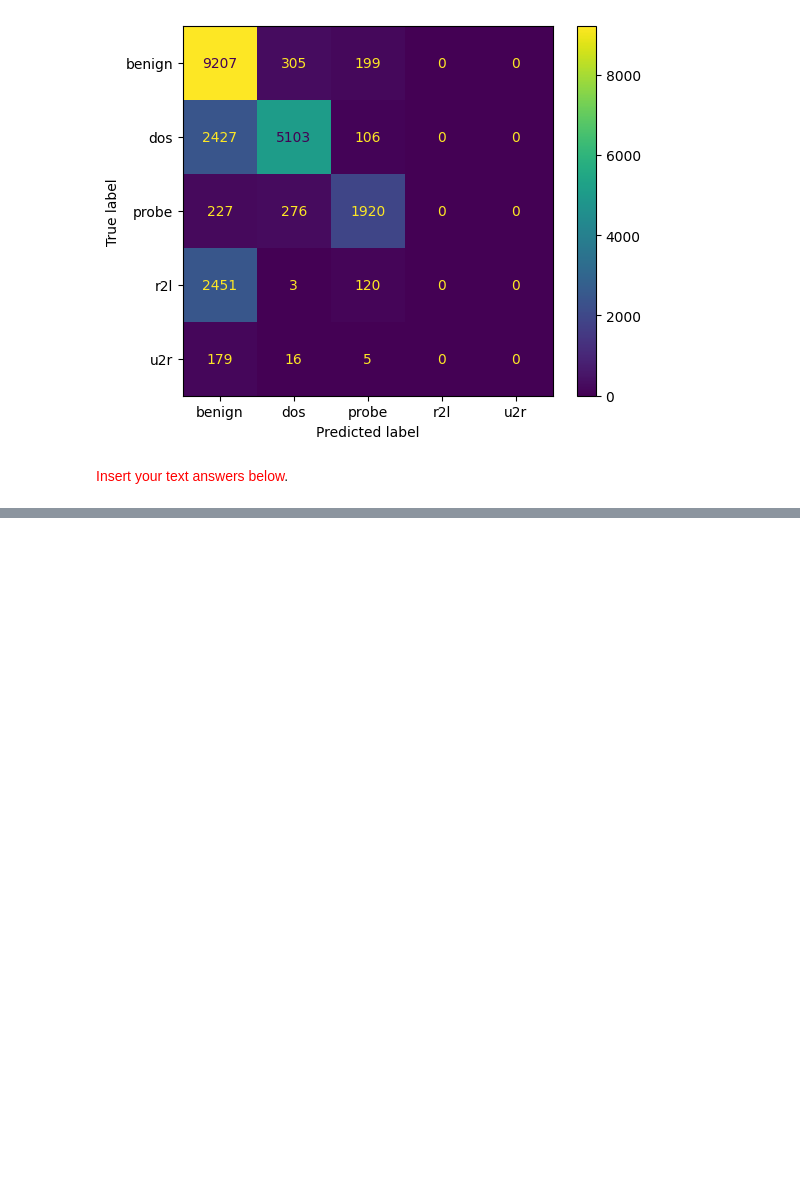
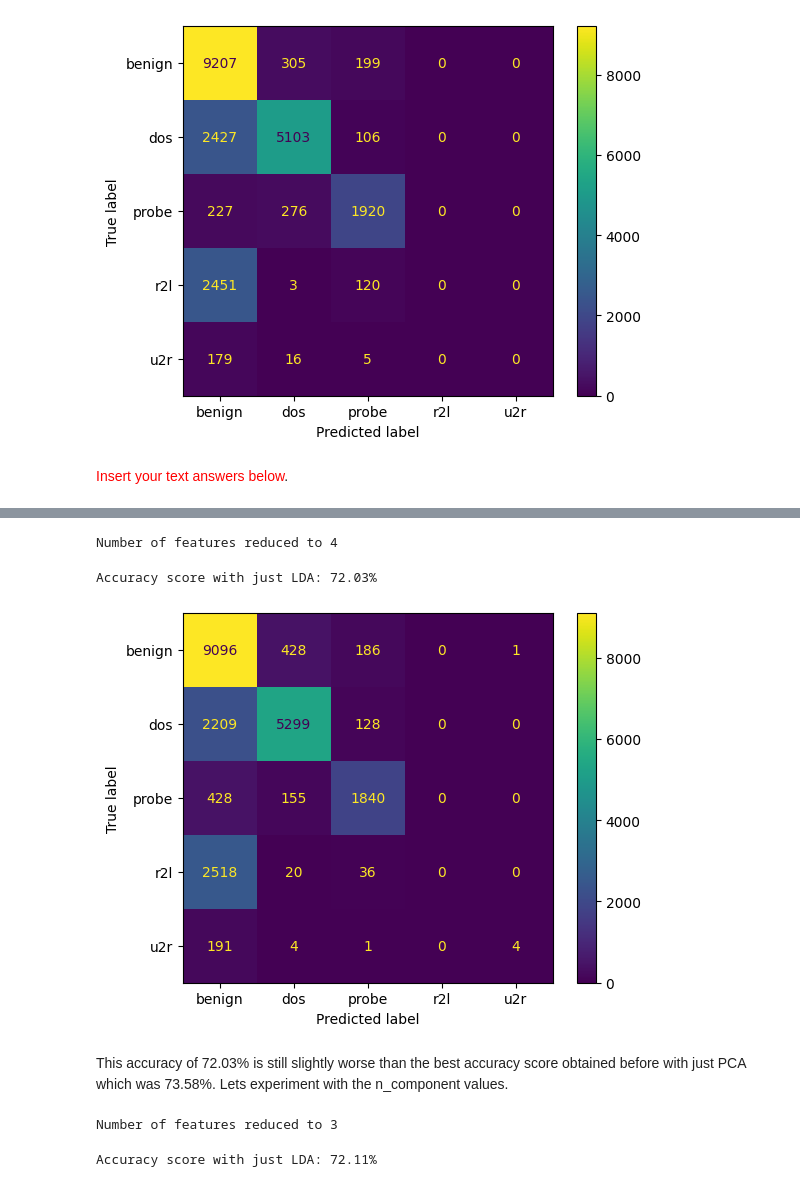
Before and after one commit to sprince0031/UL_Masters, a Jupyter notebook: SEM_1/CE4051-Introduction_to_Data_Engineering_and_Machine_Learning/Week7_8/Activity4_23052058.ipynb, the cells around one changed output, grey strips where cells are left out. Drawn from its saved outputs; the diff is of its cells as text; code cells hidden in the pictures; blank space fills up the shorter version.

```diff
--- a/SEM_1/CE4051-Introduction_to_Data_Engineering_and_Machine_Learning/Week7_8/Activity4_23052058.ipynb
+++ b/SEM_1/CE4051-Introduction_to_Data_Engineering_and_Machine_Learning/Week7_8/Activity4_23052058.ipynb
@@ -681,0 +736,41 @@ This model has a slightly lesser accuracy than the first model we trained withou
+# %%
+train_X_lda_no_pca = lda.fit_transform(train_X_scaled, train_Y)
+test_X_lda_no_pca = lda.transform(test_X_scaled)
+print(f'Number of features reduced to {np.shape(train_X_lda_no_pca)[1]}')
+# %% [output]
+Number of features reduced to 4
+# %%
+model_lda_no_pca = SVC(kernel='linear')
+model_lda_no_pca.fit(train_X_lda_no_pca, train_Y)
+
+preds_lda_no_pca = model_lda_no_pca.predict(test_X_lda_no_pca)
+print(f'Accuracy score with just LDA: {accuracy_score(test_Y, preds_lda_no_pca)*100:.2f}%')
+# %% [output]
+Accuracy score with just LDA: 72.03%
+# %%
+# Generating the confusion matrix for our predictions
+confusion_matrix_lda_no_pca = confusion_matrix(test_Y, preds_lda_no_pca, labels=model_lda_no_pca.classes_)
+
+# Plotting the confusion matrix instead of printing it as a 2D array so that it is easier to discern
+disp = ConfusionMatrixDisplay(confusion_matrix=confusion_matrix_lda_no_pca, display_labels=model_lda_no_pca.classes_)
+disp.plot()
+plt.show()
+# %% [output]
+[figure, added]
+# %% [markdown]
+This accuracy of 72.03% is still slightly worse than the best accuracy score obtained before with just PCA which was 73.58%. Lets experiment with the n_component values.
+# %%
+lda_3 = LinearDiscriminantAnalysis(n_components=3)
+train_X_lda_3 = lda_3.fit_transform(train_X_scaled, train_Y)
+test_X_lda_3 = lda_3.transform(test_X_scaled)
+print(f'Number of features reduced to {np.shape(train_X_lda_3)[1]}')
+# %% [output]
+Number of features reduced to 3
+# %%
+model_lda_3 = SVC(kernel='linear')
+model_lda_3.fit(train_X_lda_3, train_Y)
+
+preds_lda_3 = model_lda_3.predict(test_X_lda_3)
+print(f'Accuracy score with just LDA: {accuracy_score(test_Y, preds_lda_3)*100:.2f}%')
+# %% [output]
+Accuracy score with just LDA: 72.11%
```
Also changed, not shown: parts of 16 cells of this notebook.
